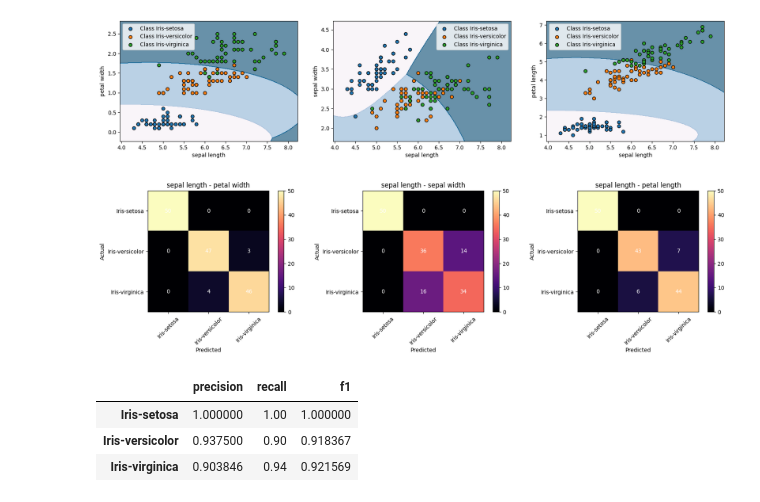
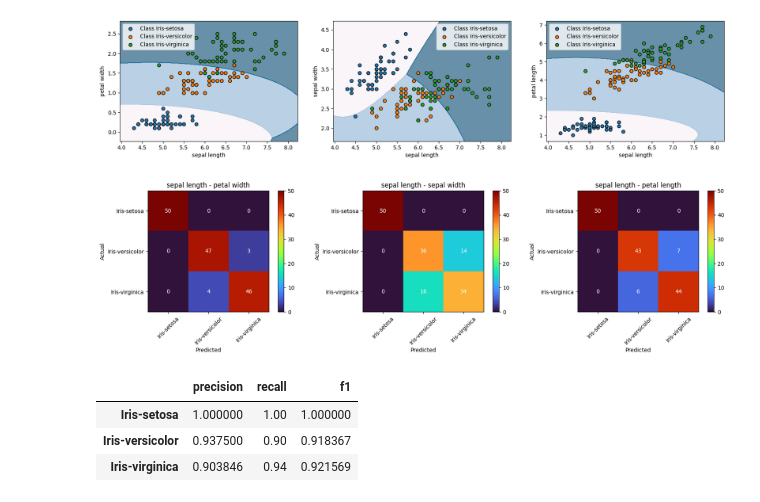
Before and after one commit to devabz/IKT215-G-BayesDecisionTheory, a Jupyter notebook: code/main.ipynb, the cells around one changed output. Saved outputs shown, nothing was run; the diff lists cells and outputs as text; code cells hidden in the pictures.

```diff
--- a/code/main.ipynb
+++ b/code/main.ipynb
@@ -140,12 +140,14 @@ for i, ax in enumerate(axes):
 # %%
 fig, axes = plt.subplots(1, 3, figsize=(20, 4))
 origin = 0
+cmap = plt.cm.turbo
 for i, ax in enumerate(axes):
     i = 3 if i == origin else i
     ft = X.iloc[:, [origin, i]]
-    visualize_confusion_matrix(pred=NaiveBayes(integrate=False).fit(ft, y=y), y=y, ax=ax, title=f'{ft.iloc[:, 0].name} - {ft.iloc[:, 1].name}')
+    title = f'{ft.iloc[:, 0].name} - {ft.iloc[:, 1].name}'
+    visualize_confusion_matrix(pred=NaiveBayes(integrate=False).fit(ft, y=y), y=y, ax=ax, title=title, cmap=cmap)
 # %% [output]
-[figure, old version]
+[figure, new version]
 # %%
 compute_metric_table(y_true=y, y_pred=pred)
 # %% [output]
```
Also changed, not shown: parts of 1 cell of this notebook, 5 other files.
